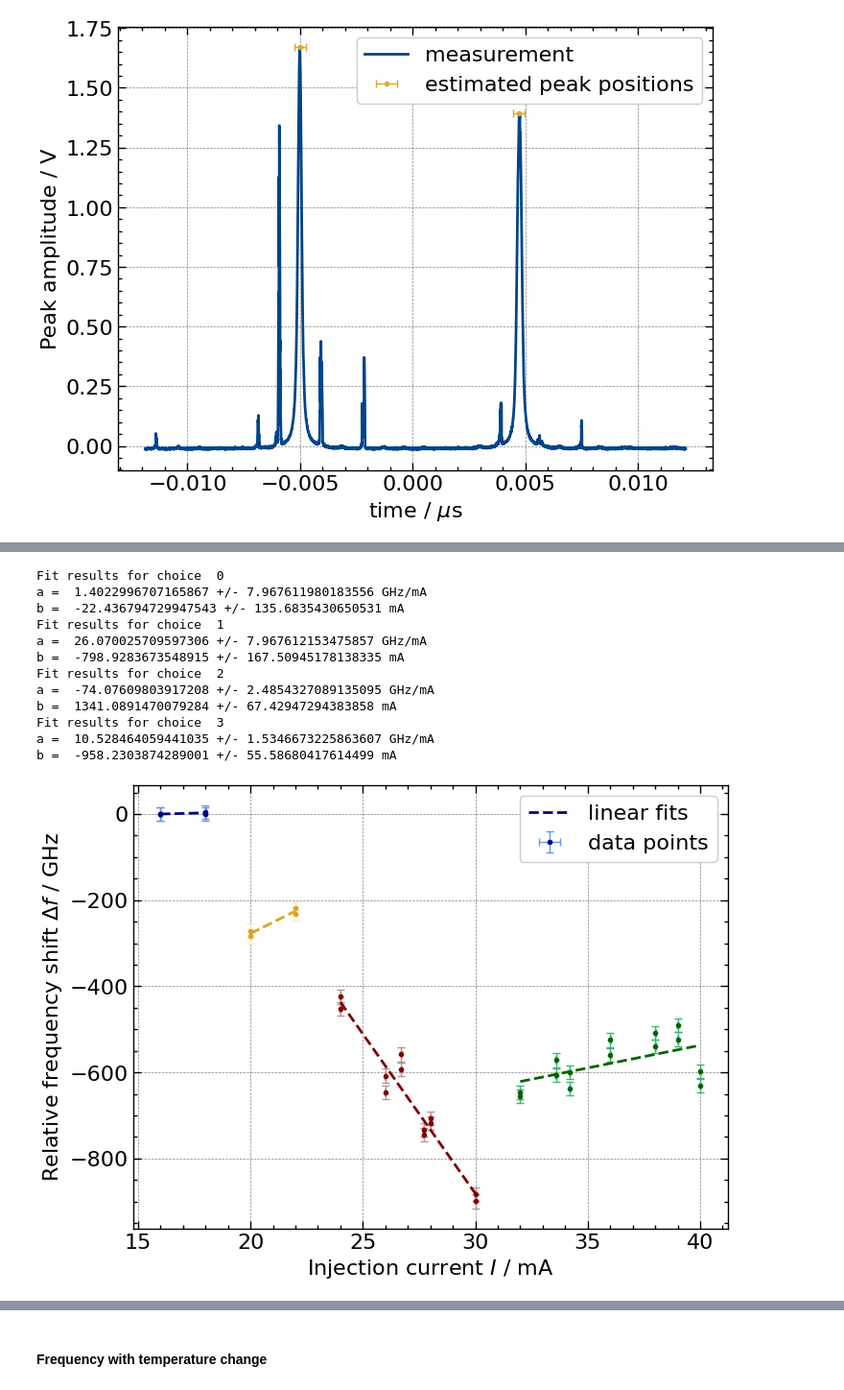
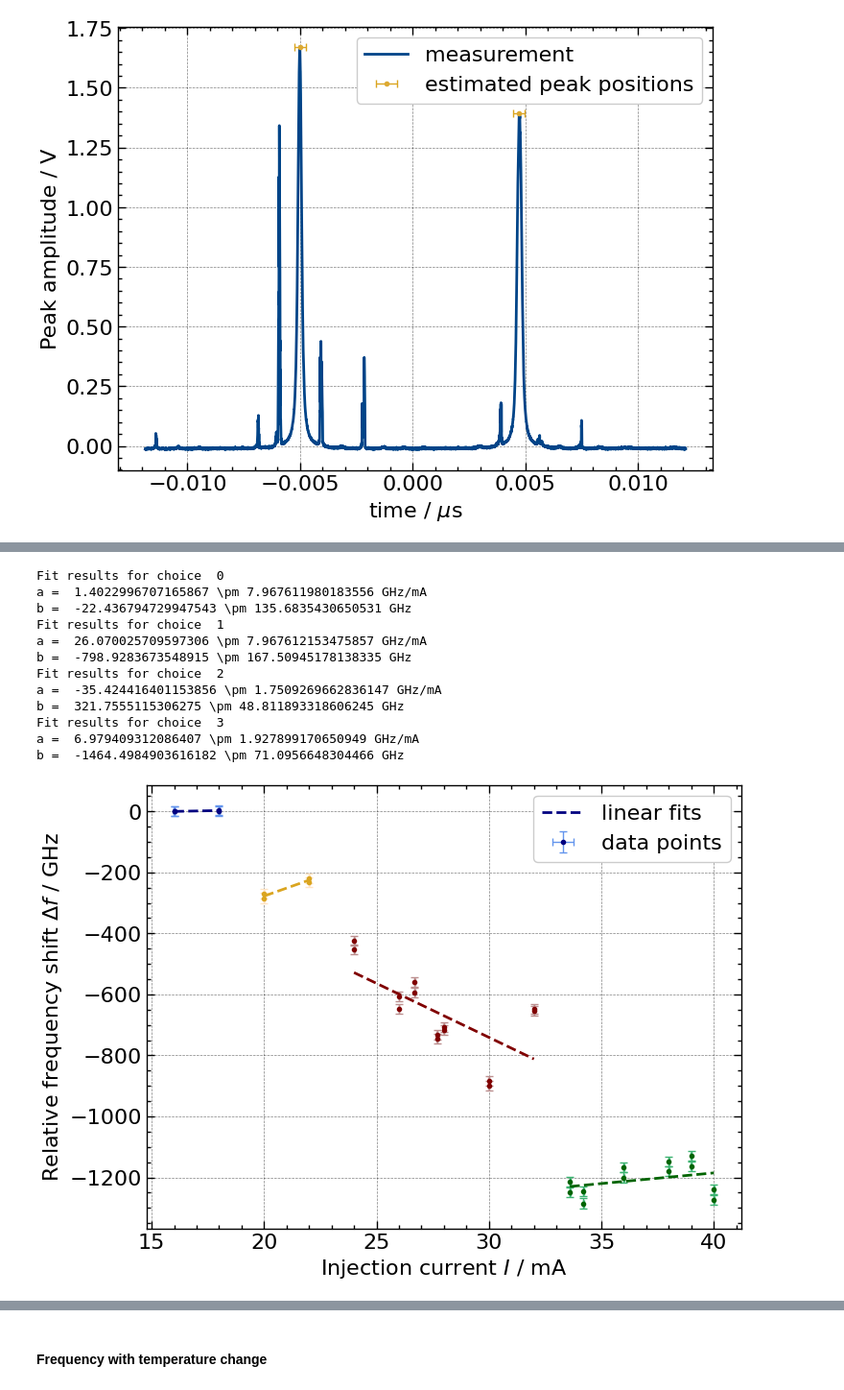
Before and after one commit to KemalOenen/advanced_labcourse, a Jupyter notebook: E110/data_analysis.ipynb, the cells around one changed output, grey strips where cells are left out. Shown at 96% size. Cells and saved outputs as stored; diff of their text form; code cells hidden in the pictures.

```diff
--- a/E110/data_analysis.ipynb
+++ b/E110/data_analysis.ipynb
@@ -168,6 +168,7 @@ def convert_t_f(time_list, ref_t, ref_fsr):
 # find the two largest peaks with wide enough distance to be resonancy peaks
 def get_peaks(filepaths):
     peak_list = []
+    peak_list_hopped = []
 
     for file in filepaths:
         # read data
@@ -183,25 +184,33 @@ def get_peaks(filepaths):
         peak_data = [[raw["[s]"][p] for p in peaks], [raw["CH2[V]"][p] for p in peaks]]
 
         # correct hopping due to periodicity
+        peak_data_hopped = peak_data.copy()
         if len(peak_list)>1:
             previous_peak = peak_list[-1]
-            if  peak_data[0][0] - previous_peak[0][0] >= 0.005:
+            previous_peak_hopped = peak_list_hopped[-1]
+
+            c1 = abs(peak_data[0][0] - previous_peak[0][0]) >= 0.005
+            c2 = abs(peak_data_hopped[0][0] - previous_peak_hopped[0][0]) >= 0.005
+
+            if c1 or c2:
                 peak_data_1 = peak_data[0][0]
                 peak_data_0 = peak_data[0][0] - abs(peak_data[0][0]-peak_data[0][1])
-                peak_data[0] = [peak_data_0, peak_data_1]
+                peak_data_hopped[0] = [peak_data_0, peak_data_1]
 
         # append to list
         peak_list.append(peak_data)
+        peak_list_hopped.append(peak_data_hopped)
 
     # convert time to frequency shift relative to first measurement
     # average peak distances to calibrate with fsr
-    peak_dist_avg = np.average([np.abs(entry[0][0] - entry[0][1]) for entry in peak_list])
+    peak_dist_avg = np.average([np.abs(entry[0][0] - entry[0][1]) for entry in peak_list_hopped])
     print("peak_dist_avg", peak_dist_avg)
-    reference = peak_list[0]
-    peak_list = [[convert_t_f([entry[0][0]-reference[0][0], entry[0][1]-reference[0][1]],
-                              peak_dist_avg, 630), entry[1]] for entry in peak_list]
+    reference = peak_list_hopped[0]
+    peak_list_hopped = [[convert_t_f([entry[0][0]-reference[0][0], entry[0][1]-reference[0][1]],
+                              peak_dist_avg, 630), entry[1]] for entry in peak_list_hopped]
 
-    return(peak_list)
+
+    return(peak_list_hopped)
 
 # get relative filepaths
 files = os.listdir("raw_csv_files")
@@ -261,7 +270,7 @@ p_dist_avg = 0.009883764705882354
 freqerror = convert_t_f([0.00025], p_dist_avg, 630)[0] # GHz
 current_error = 0.02 # mA
 # define lists of points per fit
-fit_choices = [[0,1], [2,3], [4,5,6,7,8,9], [10,11,12,13,14,15,16]]
+fit_choices = [[0,1], [2,3], [4,5,6,7,8,9,10], [11,12,13,14,15,16]]
 colors = ["navy", "goldenrod", "maroon", "darkgreen"]
 ecolors = ['cornflowerblue', 'bisque', 'rosybrown', 'mediumseagreen']
 
@@ -275,41 +284,41 @@ for iteration, indexlist in enumerate(fit_choices): # fits per chosen area
     # combine measurements of both peaks
     x_data.extend(x_data)
     x_data.sort()
     y_data = y_datas[0].copy()
     y_datas = np.array(y_datas.copy())
     y_data = [value for entry in y_datas for value in entry]
 
     # perform fit
     popt, pcov = sp.optimize.curve_fit(lin_fit, x_data, y_data, sigma=freqerror, absolute_sigma=True)
     print("Fit results for choice ", iteration)
-    print('a = ', popt[0], "+/-", np.sqrt(pcov[0][0]), "GHz/mA")
-    print('b = ', popt[1], "+/-", np.sqrt(pcov[1][1]), "mA")
+    print('a = ', popt[0], "\pm", np.sqrt(pcov[0][0]), "GHz/mA")
+    print('b = ', popt[1], "\pm", np.sqrt(pcov[1][1]), "GHz")
 
     # final plot
     #data
     d_label = "data points" if iteration==0 else None
     plt.errorbar(x_data, y_data, yerr=freqerror, xerr=current_error, fmt=".",
                     color = colors[iteration], ecolor=ecolors[iteration], elinewidth=1, capsize=3, label=d_label)
     #fit
     f_label = "linear fits" if iteration==0 else None
     fit_range = np.arange(np.min(x_data), np.max(x_data), 0.001)
     plt.plot(fit_range, lin_fit(fit_range, popt[0], popt[1]), color=colors[iteration], linestyle='--', label=f_label,)
 
 plt.xlabel("Injection current $I$ / mA")
 plt.ylabel("Relative frequency shift $\Delta f$ / GHz")
 plt.legend()
 plt.show()
 # %% [output]
 Fit results for choice  0
-a =  1.4022996707165867 +/- 7.967611980183556 GHz/mA
-b =  -22.436794729947543 +/- 135.6835430650531 mA
+a =  1.4022996707165867 \pm 7.967611980183556 GHz/mA
+b =  -22.436794729947543 \pm 135.6835430650531 GHz
 Fit results for choice  1
-a =  26.070025709597306 +/- 7.967612153475857 GHz/mA
-b =  -798.9283673548915 +/- 167.50945178138335 mA
+a =  26.070025709597306 \pm 7.967612153475857 GHz/mA
+b =  -798.9283673548915 \pm 167.50945178138335 GHz
 Fit results for choice  2
-a =  -74.07609803917208 +/- 2.4854327089135095 GHz/mA
-b =  1341.0891470079284 +/- 67.42947294383858 mA
+a =  -35.424416401153856 \pm 1.7509269662836147 GHz/mA
+b =  321.7555115306275 \pm 48.811893318606245 GHz
 Fit results for choice  3
-a =  10.528464059441035 +/- 1.5346673225863607 GHz/mA
-b =  -958.2303874289001 +/- 55.58680417614499 mA
+a =  6.979409312086407 \pm 1.927899170650949 GHz/mA
+b =  -1464.4984903616182 \pm 71.0956648304466 GHz
-[figure, old version]
+[figure, new version]
```
Also changed, not shown: parts of 4 cells of this notebook, 3 other files.
